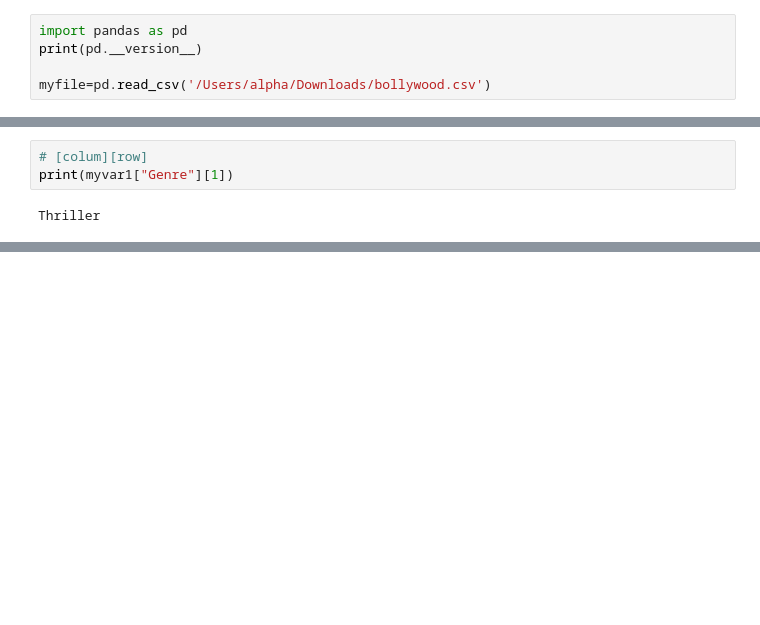
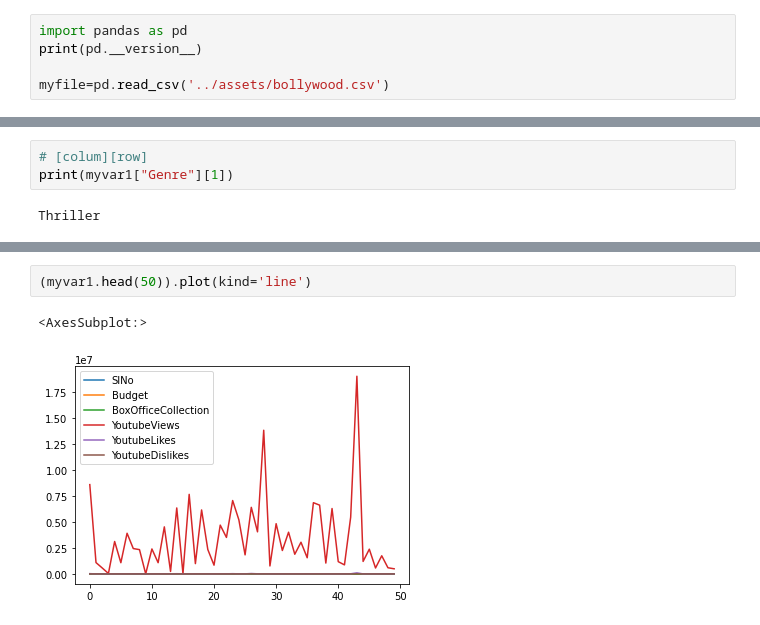
Before and after one commit to rohanrudra55/python-fundamentals, a Jupyter notebook: modules/Pandas.ipynb, the cells around one changed output, grey strips where cells are left out. Saved outputs shown, nothing was run; the diff lists cells and outputs as text; blank space fills up the shorter version.

```diff
--- a/modules/Pandas.ipynb
+++ b/modules/Pandas.ipynb
@@ -23,7 +2,7 @@ Number of lines:  150
 import pandas as pd
 print(pd.__version__)
 
-myfile=pd.read_csv('/Users/alpha/Downloads/bollywood.csv')
+myfile=pd.read_csv('../assets/bollywood.csv')
 # %% [output]
 1.2.4
 # %%
@@ -134,0 +129,5 @@ Thriller
+# %%
+(myvar1.head(50)).plot(kind='line')
+# %% [output]
+<AxesSubplot:>
+[figure, added]
```
Also changed, not shown: parts of 11 cells of this notebook, 1 other file.
